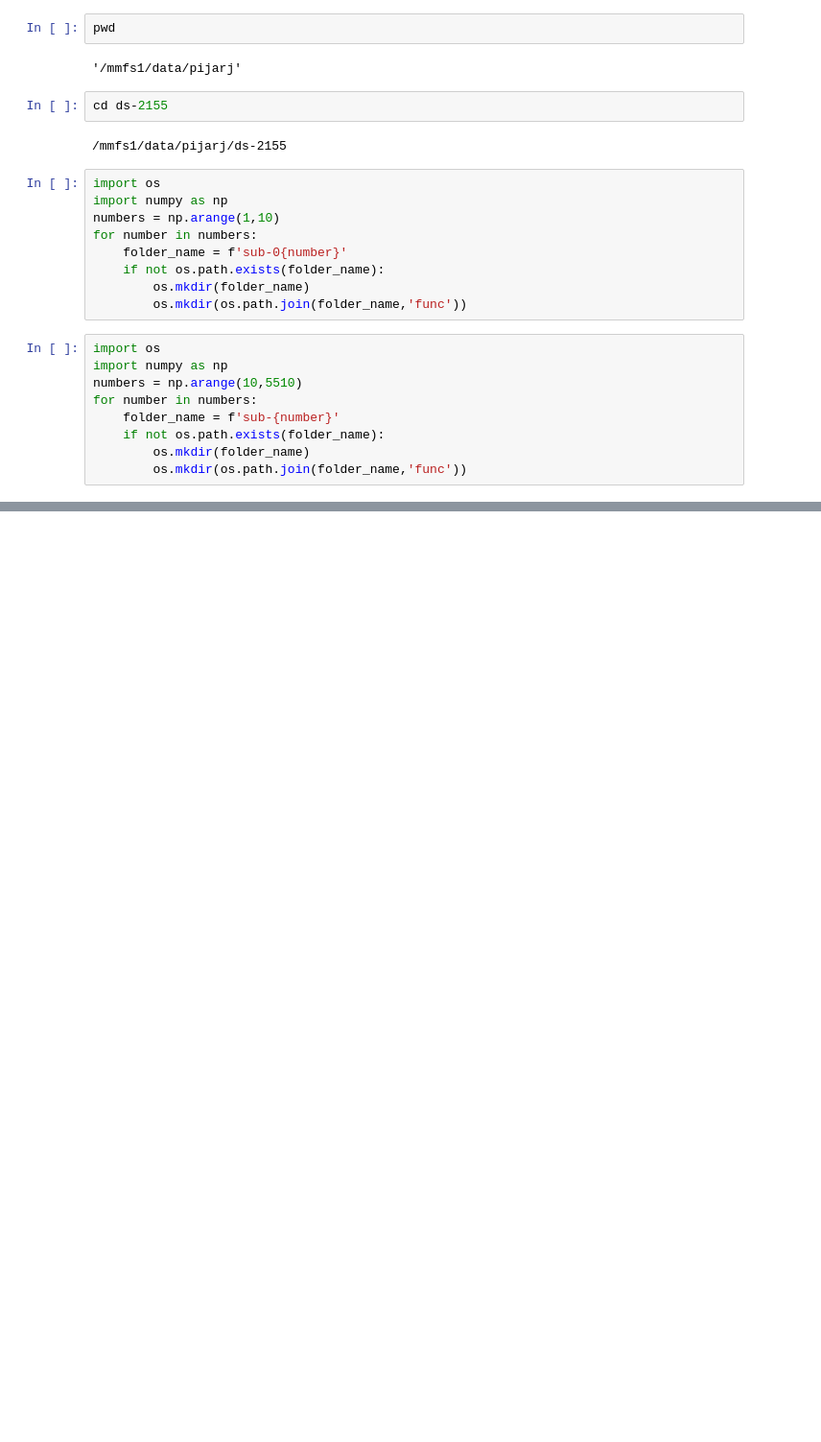
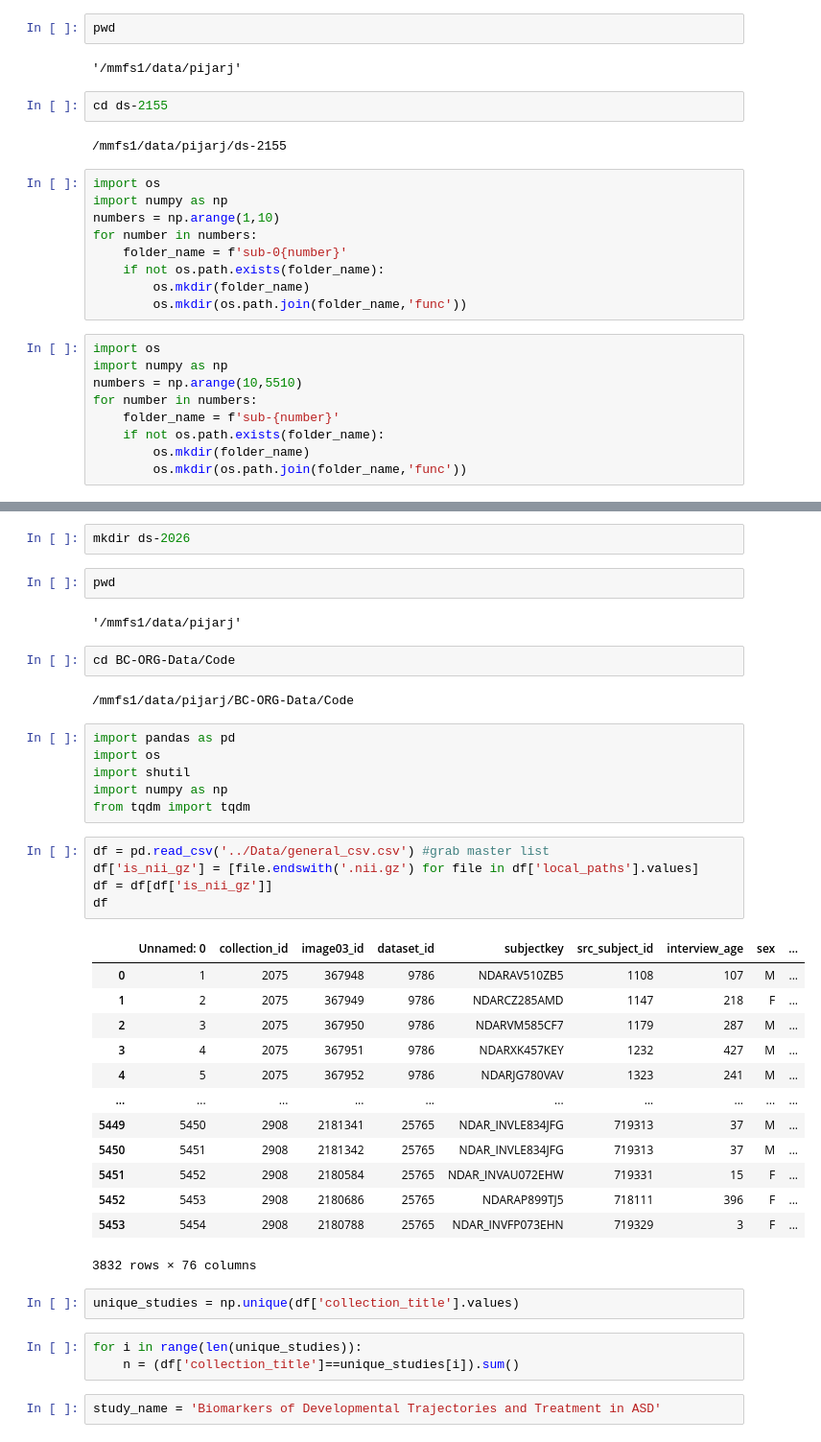
Before and after one commit to Aglinskas/BC-ORG-Data, a Jupyter notebook: Code/Archive/organize-study-subjects.ipynb, the cells around one changed output, grey strips where cells are left out. Shown at 96% size. Drawn from its saved outputs; the diff is of its cells as text; blank space fills up the shorter version.

Commit message:
new dataset update

```diff
--- a/Code/Archive/organize-study-subjects.ipynb
+++ b/Code/Archive/organize-study-subjects.ipynb
@@ -194,0 +218,42 @@ for number in numbers:
+# %%
+mkdir ds-2026
+# %%
+pwd
+# %% [output]
+'/mmfs1/data/pijarj'
+# %%
+cd BC-ORG-Data/Code
+# %% [output]
+/mmfs1/data/pijarj/BC-ORG-Data/Code
+# %%
+import pandas as pd
+import os
+import shutil
+import numpy as np
+from tqdm import tqdm
+# %%
+df = pd.read_csv('../Data/general_csv.csv') #grab master list
+df['is_nii_gz'] = [file.endswith('.nii.gz') for file in df['local_paths'].values]
+df = df[df['is_nii_gz']]
+df
+# %% [output]
+|  | Unnamed: 0 | collection_id | image03_id | dataset_id | subjectkey | src_subject_id | interview_age | sex | ... |
+| 0 | 1 | 2075 | 367948 | 9786 | NDARAV510ZB5 | 1108 | 107 | M | ... |
+| 1 | 2 | 2075 | 367949 | 9786 | NDARCZ285AMD | 1147 | 218 | F | ... |
+| 2 | 3 | 2075 | 367950 | 9786 | NDARVM585CF7 | 1179 | 287 | M | ... |
+| 3 | 4 | 2075 | 367951 | 9786 | NDARXK457KEY | 1232 | 427 | M | ... |
+| 4 | 5 | 2075 | 367952 | 9786 | NDARJG780VAV | 1323 | 241 | M | ... |
+| ... | ... | ... | ... | ... | ... | ... | ... | ... | ... |
+| 5449 | 5450 | 2908 | 2181341 | 25765 | NDAR_INVLE834JFG | 719313 | 37 | M | ... |
+| 5450 | 5451 | 2908 | 2181342 | 25765 | NDAR_INVLE834JFG | 719313 | 37 | M | ... |
+| 5451 | 5452 | 2908 | 2180584 | 25765 | NDAR_INVAU072EHW | 719331 | 15 | F | ... |
+| 5452 | 5453 | 2908 | 2180686 | 25765 | NDARAP899TJ5 | 718111 | 396 | F | ... |
+| 5453 | 5454 | 2908 | 2180788 | 25765 | NDAR_INVFP073EHN | 719329 | 3 | F | ... |
+3832 rows × 76 columns
+# %%
+unique_studies = np.unique(df['collection_title'].values)
+# %%
+for i in range(len(unique_studies)):
+    n = (df['collection_title']==unique_studies[i]).sum()
+# %%
+study_name = 'Biomarkers of Developmental Trajectories and Treatment in ASD'
```
Also changed, not shown: parts of 11 cells of this notebook, 4 other files.
